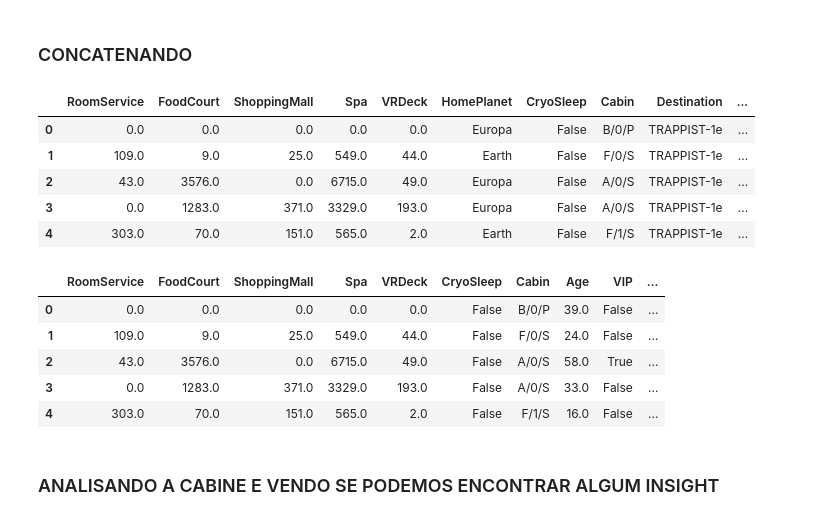
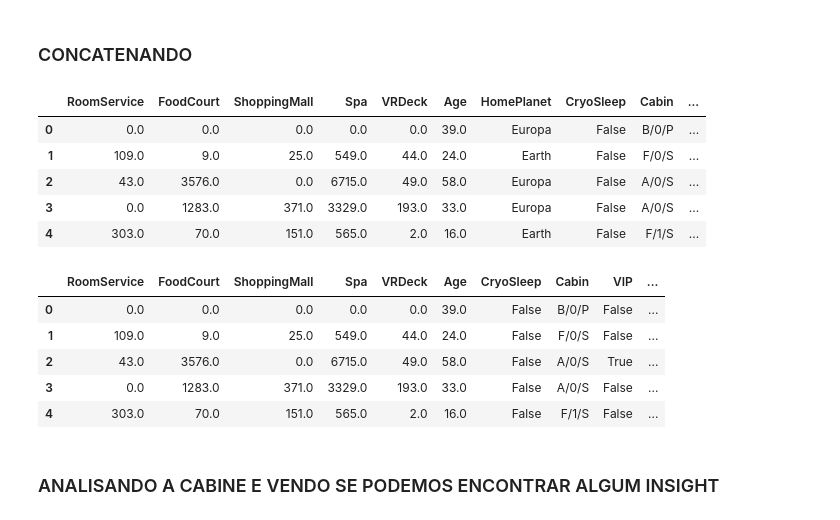
Before and after one commit to ynggt/spaceship_titanic, a Jupyter notebook: spaceship_titanic.ipynb, the cells around one changed output. Drawn from its saved outputs; the diff is of its cells as text; code cells hidden in the pictures.

```diff
--- a/spaceship_titanic.ipynb
+++ b/spaceship_titanic.ipynb
@@ -576,10 +579,7 @@ VRDeck          108
 dtype: int64
 # %%
-from sklearn.experimental import enable_hist_gradient_boosting
-from sklearn.ensemble import HistGradientBoostingRegressor
-
 # Copiar o DataFrame original para armazenar os valores previstos
-df_train_numeric = df_train[['RoomService','FoodCourt', 'ShoppingMall', 'Spa', 'VRDeck']]
+df_train_numeric = df_train[['RoomService','FoodCourt', 'ShoppingMall', 'Spa', 'VRDeck' , 'Age']]
 
 df_filled = df_train_numeric.copy()
 df = df_train_numeric
@@ -709,28 +710,28 @@ df_train.head(5)
 ### CONCATENANDO
 # %%
 # Concatenar os DataFrames usando o índice como referência
-df_concatenated = pd.concat([df_filled, df_train[['HomePlanet', 'CryoSleep', 'Cabin', 'Destination', 'Age', 'VIP', 'Transported']]], axis=1)
+df_concatenated = pd.concat([df_filled, df_train[['HomePlanet', 'CryoSleep', 'Cabin', 'Destination', 'VIP', 'Transported']]], axis=1)
 
 # Verificar o resultado
 df_concatenated.head(5)
 # %% [output]
-|  | RoomService | FoodCourt | ShoppingMall | Spa | VRDeck | HomePlanet | CryoSleep | Cabin | Destination | ... |
-| 0 | 0.0 | 0.0 | 0.0 | 0.0 | 0.0 | Europa | False | B/0/P | TRAPPIST-1e | ... |
-| 1 | 109.0 | 9.0 | 25.0 | 549.0 | 44.0 | Earth | False | F/0/S | TRAPPIST-1e | ... |
-| 2 | 43.0 | 3576.0 | 0.0 | 6715.0 | 49.0 | Europa | False | A/0/S | TRAPPIST-1e | ... |
-| 3 | 0.0 | 1283.0 | 371.0 | 3329.0 | 193.0 | Europa | False | A/0/S | TRAPPIST-1e | ... |
-| 4 | 303.0 | 70.0 | 151.0 | 565.0 | 2.0 | Earth | False | F/1/S | TRAPPIST-1e | ... |
+|  | RoomService | FoodCourt | ShoppingMall | Spa | VRDeck | Age | HomePlanet | CryoSleep | Cabin | ... |
+| 0 | 0.0 | 0.0 | 0.0 | 0.0 | 0.0 | 39.0 | Europa | False | B/0/P | ... |
+| 1 | 109.0 | 9.0 | 25.0 | 549.0 | 44.0 | 24.0 | Earth | False | F/0/S | ... |
+| 2 | 43.0 | 3576.0 | 0.0 | 6715.0 | 49.0 | 58.0 | Europa | False | A/0/S | ... |
+| 3 | 0.0 | 1283.0 | 371.0 | 3329.0 | 193.0 | 33.0 | Europa | False | A/0/S | ... |
+| 4 | 303.0 | 70.0 | 151.0 | 565.0 | 2.0 | 16.0 | Earth | False | F/1/S | ... |
 # %%
 df_encoded = pd.get_dummies(df_concatenated, columns=['Destination', 'HomePlanet'], drop_first=False)
 # %%
 df_encoded.head()
 # %% [output]
-|  | RoomService | FoodCourt | ShoppingMall | Spa | VRDeck | CryoSleep | Cabin | Age | VIP | ... |
-| 0 | 0.0 | 0.0 | 0.0 | 0.0 | 0.0 | False | B/0/P | 39.0 | False | ... |
-| 1 | 109.0 | 9.0 | 25.0 | 549.0 | 44.0 | False | F/0/S | 24.0 | False | ... |
-| 2 | 43.0 | 3576.0 | 0.0 | 6715.0 | 49.0 | False | A/0/S | 58.0 | True | ... |
-| 3 | 0.0 | 1283.0 | 371.0 | 3329.0 | 193.0 | False | A/0/S | 33.0 | False | ... |
-| 4 | 303.0 | 70.0 | 151.0 | 565.0 | 2.0 | False | F/1/S | 16.0 | False | ... |
+|  | RoomService | FoodCourt | ShoppingMall | Spa | VRDeck | Age | CryoSleep | Cabin | VIP | ... |
+| 0 | 0.0 | 0.0 | 0.0 | 0.0 | 0.0 | 39.0 | False | B/0/P | False | ... |
+| 1 | 109.0 | 9.0 | 25.0 | 549.0 | 44.0 | 24.0 | False | F/0/S | False | ... |
+| 2 | 43.0 | 3576.0 | 0.0 | 6715.0 | 49.0 | 58.0 | False | A/0/S | True | ... |
+| 3 | 0.0 | 1283.0 | 371.0 | 3329.0 | 193.0 | 33.0 | False | A/0/S | False | ... |
+| 4 | 303.0 | 70.0 | 151.0 | 565.0 | 2.0 | 16.0 | False | F/1/S | False | ... |
 # %% [markdown]
 ### ANALISANDO A CABINE E VENDO SE PODEMOS ENCONTRAR ALGUM INSIGHT
 # %%
```
Also changed, not shown: parts of 34 cells of this notebook.
